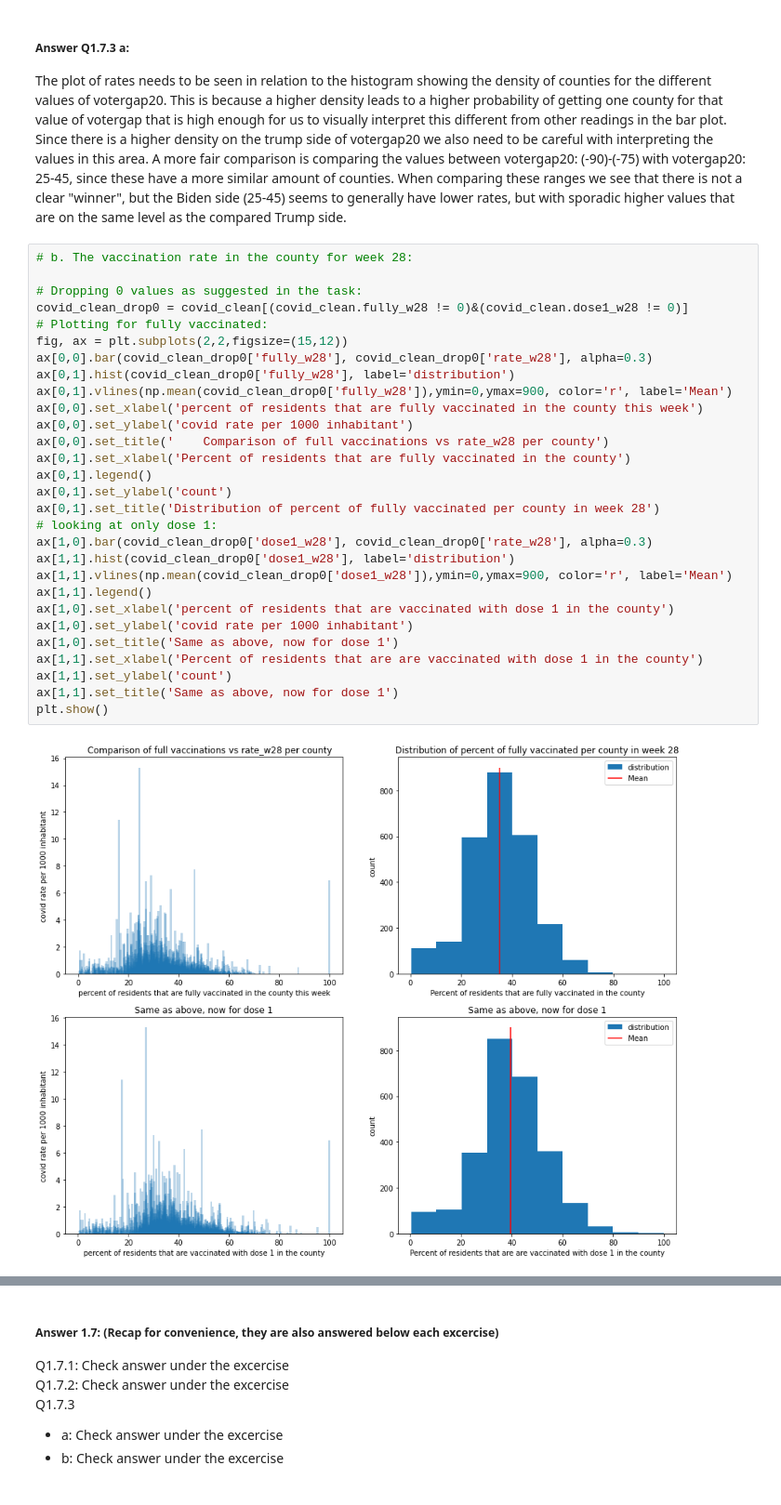
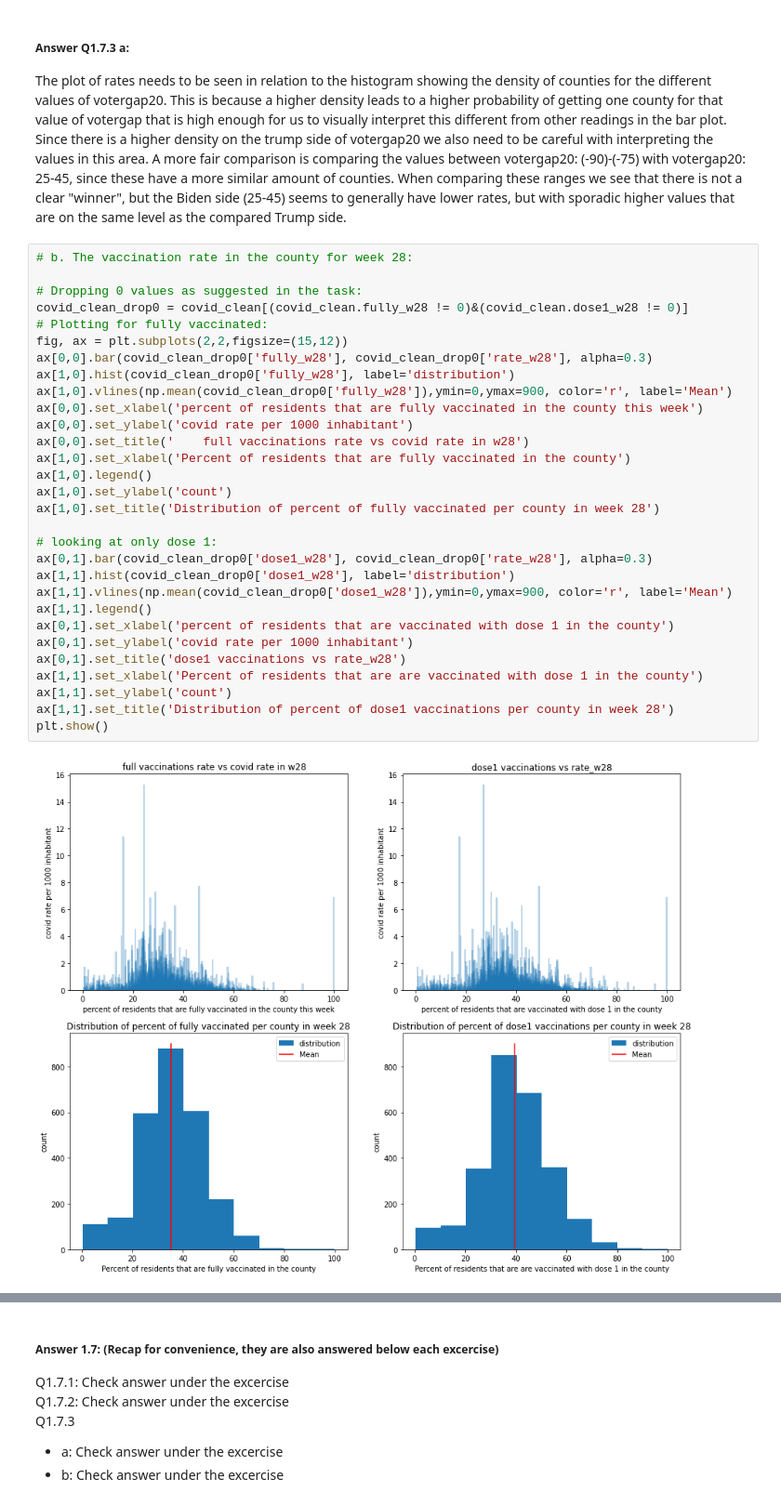
Before and after one commit to kkvalsvik/DataScience_cs109a_Harvard, a Jupyter notebook: cs_s109a_finalexam_2021.ipynb, the cells around one changed output, grey strips where cells are left out. Shown at 93% size. Drawn from its saved outputs; the diff is of its cells as text.

```diff
--- a/cs_s109a_finalexam_2021.ipynb
+++ b/cs_s109a_finalexam_2021.ipynb
@@ -437,34 +430,35 @@ Since there is a higher density on the trump side of votergap20 we also need to
 # %%
 # b. The vaccination rate in the county for week 28:
 
 # Dropping 0 values as suggested in the task:
 covid_clean_drop0 = covid_clean[(covid_clean.fully_w28 != 0)&(covid_clean.dose1_w28 != 0)]
 # Plotting for fully vaccinated:
 fig, ax = plt.subplots(2,2,figsize=(15,12))
 ax[0,0].bar(covid_clean_drop0['fully_w28'], covid_clean_drop0['rate_w28'], alpha=0.3)
-ax[0,1].hist(covid_clean_drop0['fully_w28'], label='distribution')
-ax[0,1].vlines(np.mean(covid_clean_drop0['fully_w28']),ymin=0,ymax=900, color='r', label='Mean')
+ax[1,0].hist(covid_clean_drop0['fully_w28'], label='distribution')
+ax[1,0].vlines(np.mean(covid_clean_drop0['fully_w28']),ymin=0,ymax=900, color='r', label='Mean')
 ax[0,0].set_xlabel('percent of residents that are fully vaccinated in the county this week')
 ax[0,0].set_ylabel('covid rate per 1000 inhabitant')
-ax[0,0].set_title('    Comparison of full vaccinations vs rate_w28 per county')
-ax[0,1].set_xlabel('Percent of residents that are fully vaccinated in the county')
-ax[0,1].legend()
-ax[0,1].set_ylabel('count')
-ax[0,1].set_title('Distribution of percent of fully vaccinated per county in week 28')
+ax[0,0].set_title('    full vaccinations rate vs covid rate in w28')
+ax[1,0].set_xlabel('Percent of residents that are fully vaccinated in the county')
+ax[1,0].legend()
+ax[1,0].set_ylabel('count')
+ax[1,0].set_title('Distribution of percent of fully vaccinated per county in week 28')
+
 # looking at only dose 1:
-ax[1,0].bar(covid_clean_drop0['dose1_w28'], covid_clean_drop0['rate_w28'], alpha=0.3)
+ax[0,1].bar(covid_clean_drop0['dose1_w28'], covid_clean_drop0['rate_w28'], alpha=0.3)
 ax[1,1].hist(covid_clean_drop0['dose1_w28'], label='distribution')
 ax[1,1].vlines(np.mean(covid_clean_drop0['dose1_w28']),ymin=0,ymax=900, color='r', label='Mean')
 ax[1,1].legend()
-ax[1,0].set_xlabel('percent of residents that are vaccinated with dose 1 in the county')
-ax[1,0].set_ylabel('covid rate per 1000 inhabitant')
-ax[1,0].set_title('Same as above, now for dose 1')
+ax[0,1].set_xlabel('percent of residents that are vaccinated with dose 1 in the county')
+ax[0,1].set_ylabel('covid rate per 1000 inhabitant')
+ax[0,1].set_title('dose1 vaccinations vs rate_w28')
 ax[1,1].set_xlabel('Percent of residents that are are vaccinated with dose 1 in the county')
 ax[1,1].set_ylabel('count')
-ax[1,1].set_title('Same as above, now for dose 1')
+ax[1,1].set_title('Distribution of percent of dose1 vaccinations per county in week 28')
 plt.show()
 # %% [output]
-[figure, old version]
+[figure, new version]
 # %%
 # Checking what the 100% value is:
 np.sort(covid_clean_drop0['fully_w28'])
```
Also changed, not shown: parts of 9 cells of this notebook.
